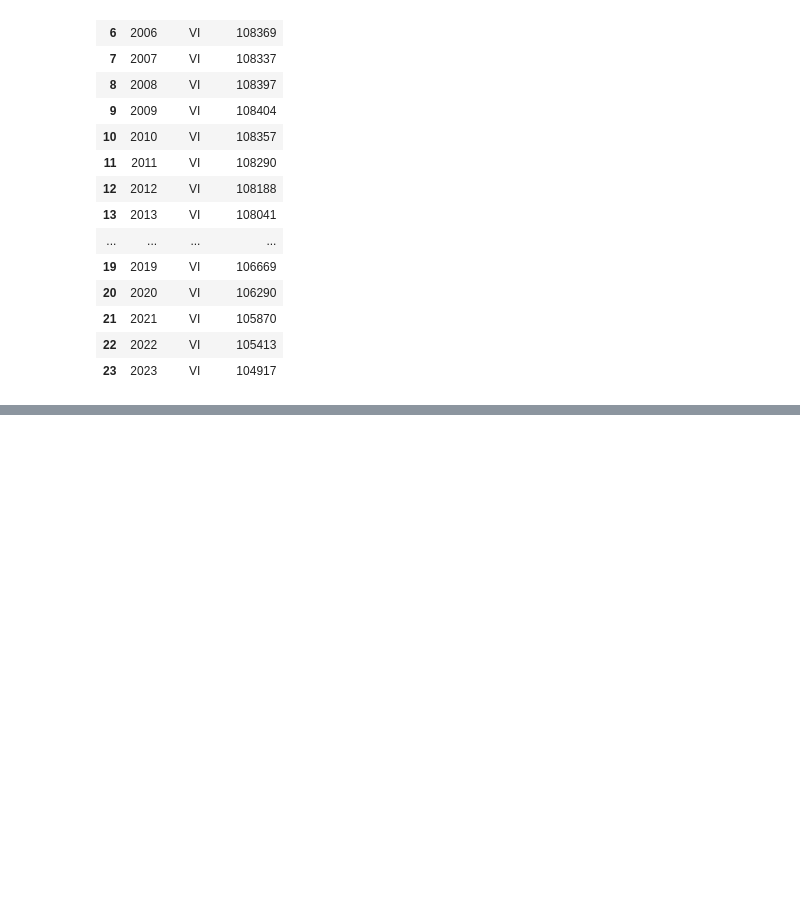
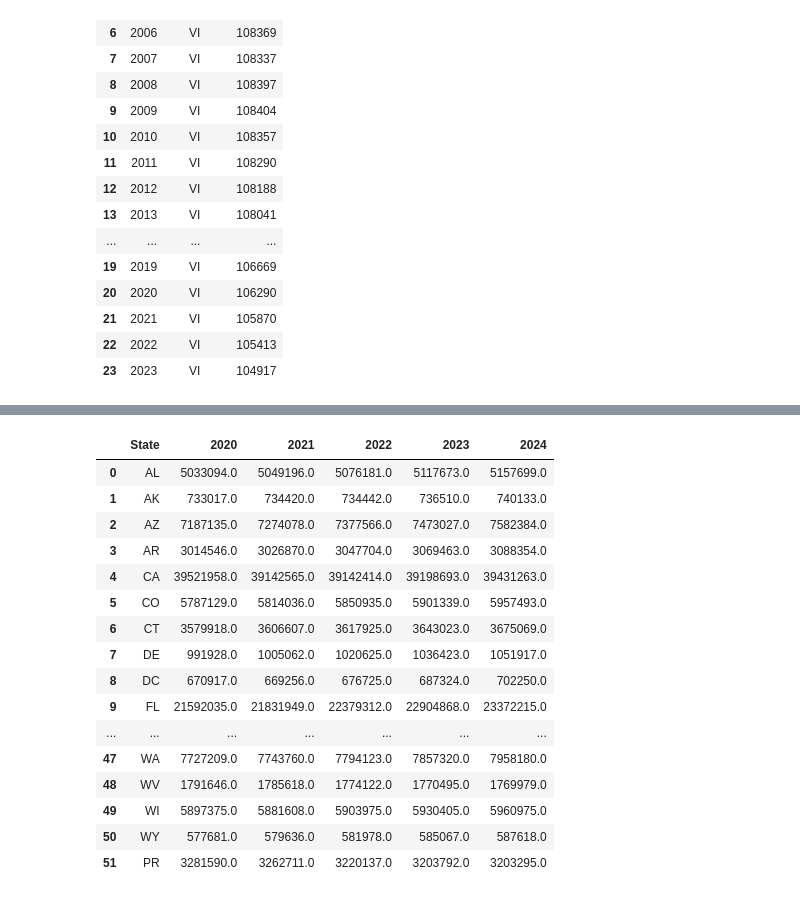
Before and after one commit to jmartinez99-gt/CSE6242-Fall2025-Team42, a Jupyter notebook: preprocessing/state_populations.ipynb, the cells around one changed output, grey strips where cells are left out. Cells and saved outputs as stored; diff of their text form; code cells hidden in the pictures; blank space fills up the shorter version.

```diff
--- a/preprocessing/state_populations.ipynb
+++ b/preprocessing/state_populations.ipynb
@@ -34,0 +199,32 @@ ImportError: Missing optional dependency 'xlrd'. Install xlrd >= 2.0.1 for xls E
+# %%
+df24 = pd.read_excel('../data/raw/NST-EST2024-POP.xlsx', header=3)
+df24 = (
+    df24.rename(columns={'Unnamed: 0': 'State'})
+    .drop(columns=['Unnamed: 1'])
+)
+us_pop += df24.loc[df24['State'] == 'United States'].values.tolist()[0][1:-1]
+remove_states = ["United States", "Northeast", "Midwest", "South", "West"]
+df24 = df24[~df24['State'].isin(remove_states)]
+df24['State'] = df24['State'].str.lstrip('.')
+df24['State'] = df24['State'].map(state_to_code)
+df24 = df24.dropna(subset=['State'])
+df24 = df24.reset_index(drop=True)
+df24
+# %% [output]
+|  | State | 2020 | 2021 | 2022 | 2023 | 2024 |
+| 0 | AL | 5033094.0 | 5049196.0 | 5076181.0 | 5117673.0 | 5157699.0 |
+| 1 | AK | 733017.0 | 734420.0 | 734442.0 | 736510.0 | 740133.0 |
+| 2 | AZ | 7187135.0 | 7274078.0 | 7377566.0 | 7473027.0 | 7582384.0 |
+| 3 | AR | 3014546.0 | 3026870.0 | 3047704.0 | 3069463.0 | 3088354.0 |
+| 4 | CA | 39521958.0 | 39142565.0 | 39142414.0 | 39198693.0 | 39431263.0 |
+| 5 | CO | 5787129.0 | 5814036.0 | 5850935.0 | 5901339.0 | 5957493.0 |
+| 6 | CT | 3579918.0 | 3606607.0 | 3617925.0 | 3643023.0 | 3675069.0 |
+| 7 | DE | 991928.0 | 1005062.0 | 1020625.0 | 1036423.0 | 1051917.0 |
+| 8 | DC | 670917.0 | 669256.0 | 676725.0 | 687324.0 | 702250.0 |
+| 9 | FL | 21592035.0 | 21831949.0 | 22379312.0 | 22904868.0 | 23372215.0 |
+| ... | ... | ... | ... | ... | ... | ... |
+| 47 | WA | 7727209.0 | 7743760.0 | 7794123.0 | 7857320.0 | 7958180.0 |
+| 48 | WV | 1791646.0 | 1785618.0 | 1774122.0 | 1770495.0 | 1769979.0 |
+| 49 | WI | 5897375.0 | 5881608.0 | 5903975.0 | 5930405.0 | 5960975.0 |
+| 50 | WY | 577681.0 | 579636.0 | 581978.0 | 585067.0 | 587618.0 |
+| 51 | PR | 3281590.0 | 3262711.0 | 3220137.0 | 3203792.0 | 3203295.0 |
```
Also changed, not shown: parts of 11 cells of this notebook, 1 other file.
